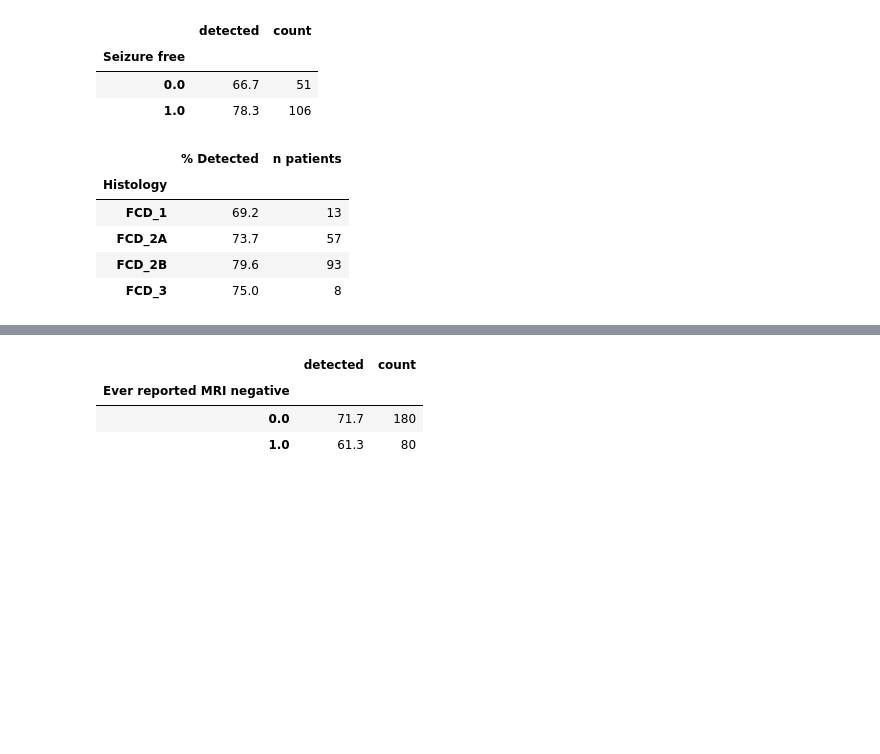
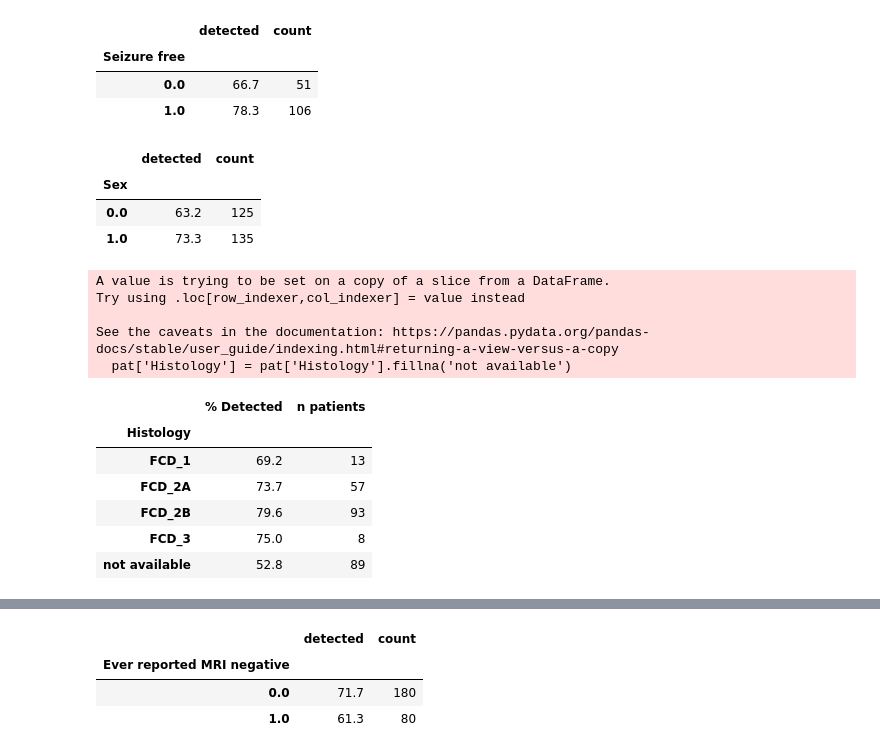
Before and after one commit to MELDProject/meld_graph, a Jupyter notebook: notebooks/compare_results_MLP.ipynb, the cells around one changed output, grey strips where cells are left out. Drawn from its saved outputs; the diff is of its cells as text; code cells hidden in the pictures; blank space fills up the shorter version.

```diff
--- a/notebooks/compare_results_MLP.ipynb
+++ b/notebooks/compare_results_MLP.ipynb
@@ -61,9 +73,14 @@ for si,subj in enumerate(subjects):
             dists[hemi] +=200
     labels = np.hstack([labels_hemis['lh'][cohort.cortex_mask],labels_hemis['rh'][cohort.cortex_mask]])
     borderzones = np.vstack([dists['lh'][cohort.cortex_mask,:],dists['rh'][cohort.cortex_mask,:]]).ravel()<20
+    #load pred from old classifier
+    if 'H101' in subj:
+        pred_file_old = os.path.join(refh101, 'predictions_ensemble_iteration.hdf5')
+    elif ('H27' in subj) or ('H28' in subj):
+        pred_file_old = os.path.join(refh27h28, 'predictions_ensemble_iteration.hdf5')
+    else:
+        pred_file_old = os.path.join(ref, 'predictions_ensemble_iteration.hdf5')
 
-    #load pred from old classifier
-    pred_file_old = os.path.join(ref, 'predictions_ensemble_iteration.hdf5')
     result_hemis_old = load_prediction(subj,pred_file_old, dset='prediction')
     result_old = np.hstack([result_hemis_old['lh'],result_hemis_old['rh']])
     values['model']='per vertex'
@@ -72,6 +89,7 @@ for si,subj in enumerate(subjects):
     if labels.sum()>0:
         values['detected'] = np.logical_and(result_old, borderzones).any()
         values['number TP clusters'] = len(set(result_old[borderzones.astype('bool')]))-1
+        values['size_pred'] = len(result_old[borderzones.astype('bool')])
     else:
         values['number TP clusters'] = 0
     # add number of FP clusters : total clusters - TP clusters
@@ -146,8 +185,23 @@ df_model.head()
 # %%
-sensitivity = np.mean(df_model['detected'][df_model['group']])
-specificity = (df_model['number FP clusters'][df_model['group']==0]>0).mean()
-total_detected = np.sum(df_model['number TP clusters'][df_model['group']])
-total_predicted = np.sum(df_model['number FP clusters'][df_model['group']])
+print('all together')
+dfsub = df_model.copy()
+sensitivity = np.mean(dfsub['detected'][dfsub['group']])
+specificity = (dfsub['number FP clusters'][dfsub['group']==0]>0).mean()
+total_detected = np.sum(dfsub['number TP clusters'][dfsub['group']])
+total_predicted = np.sum(dfsub['number FP clusters'][dfsub['group']])
 ppv = total_detected / (total_predicted + total_detected)
 print(np.round(sensitivity,2),np.round(1-specificity,2),np.round(ppv,2))
+
+try:
+    for site in ['H27','H28', 'H101']:
+        print(site)
+        dfsub = df_model[df_model['ID'].str.contains(site)]
+        sensitivity = np.mean(dfsub['detected'][dfsub['group']])
+        specificity = (dfsub['number FP clusters'][dfsub['group']==0]>0).mean()
+        total_detected = np.sum(dfsub['number TP clusters'][dfsub['group']])
+        total_predicted = np.sum(dfsub['number FP clusters'][dfsub['group']])
+        ppv = total_detected / (total_predicted + total_detected)
+        print(np.round(sensitivity,2),np.round(1-specificity,2),np.round(ppv,2))
+except:
+    pass
 # %% [output]
@@ -169,3 +223,11 @@ print(np.round(sensitivity,2),np.round(1-specificity,2),np.round(ppv,2))
+# %%
+# for test dataset
+experiment_dir = '/rds/project/kw350/rds-kw350-meld/experiments_graph/kw350'
+model = '23-10-30_FOPF_dcop'
+df_model = pd.read_csv(os.path.join(experiment_dir,model,
+                                          's_0','fold_all','results_best_model','test_results.csv'))
+
+cohort= MeldCohort(hdf5_file_root='{site_code}_{group}_featurematrix_combat_6_kernels.hdf5', dataset='MELD_dataset_NewSiteH27H28H101.csv')
 # %%
 # add demographic
 age_array=[]
@@ -238,14 +300,30 @@ disp_df
 | Seizure free |  |  |
 | 0.0 | 66.7 | 51 |
 | 1.0 | 78.3 | 106 |
+# %%
+disp_df=pd.DataFrame(100*pat.groupby(['Sex']).mean()['detected']).round(1)
+disp_df['count'] = pat.groupby(['Sex']).count()['detected']
+disp_df
+# %% [output]
+|  | detected | count |
+| Sex |  |  |
+| 0.0 | 63.2 | 125 |
+| 1.0 | 73.3 | 135 |
 # %%
+pat['Histology'] = pat['Histology'].fillna('not available')
 disp_df=pd.DataFrame(100*pat.groupby(['Histology']).mean()['detected']).round(1)
 disp_df['n patients'] = pat.groupby(['Histology']).count()['detected']
 disp_df.rename(columns={'detected':'% Detected'})
 # %% [output]
+A value is trying to be set on a copy of a slice from a DataFrame.
+Try using .loc[row_indexer,col_indexer] = value instead
+
+See the caveats in the documentation: https://pandas.pydata.org/pandas-docs/stable/user_guide/indexing.html#returning-a-view-versus-a-copy
+  pat['Histology'] = pat['Histology'].fillna('not available')
 |  | % Detected | n patients |
 | Histology |  |  |
 | FCD_1 | 69.2 | 13 |
 | FCD_2A | 73.7 | 57 |
 | FCD_2B | 79.6 | 93 |
 | FCD_3 | 75.0 | 8 |
+| not available | 52.8 | 89 |
```
Also changed, not shown: parts of 17 cells of this notebook, 3 other files.
